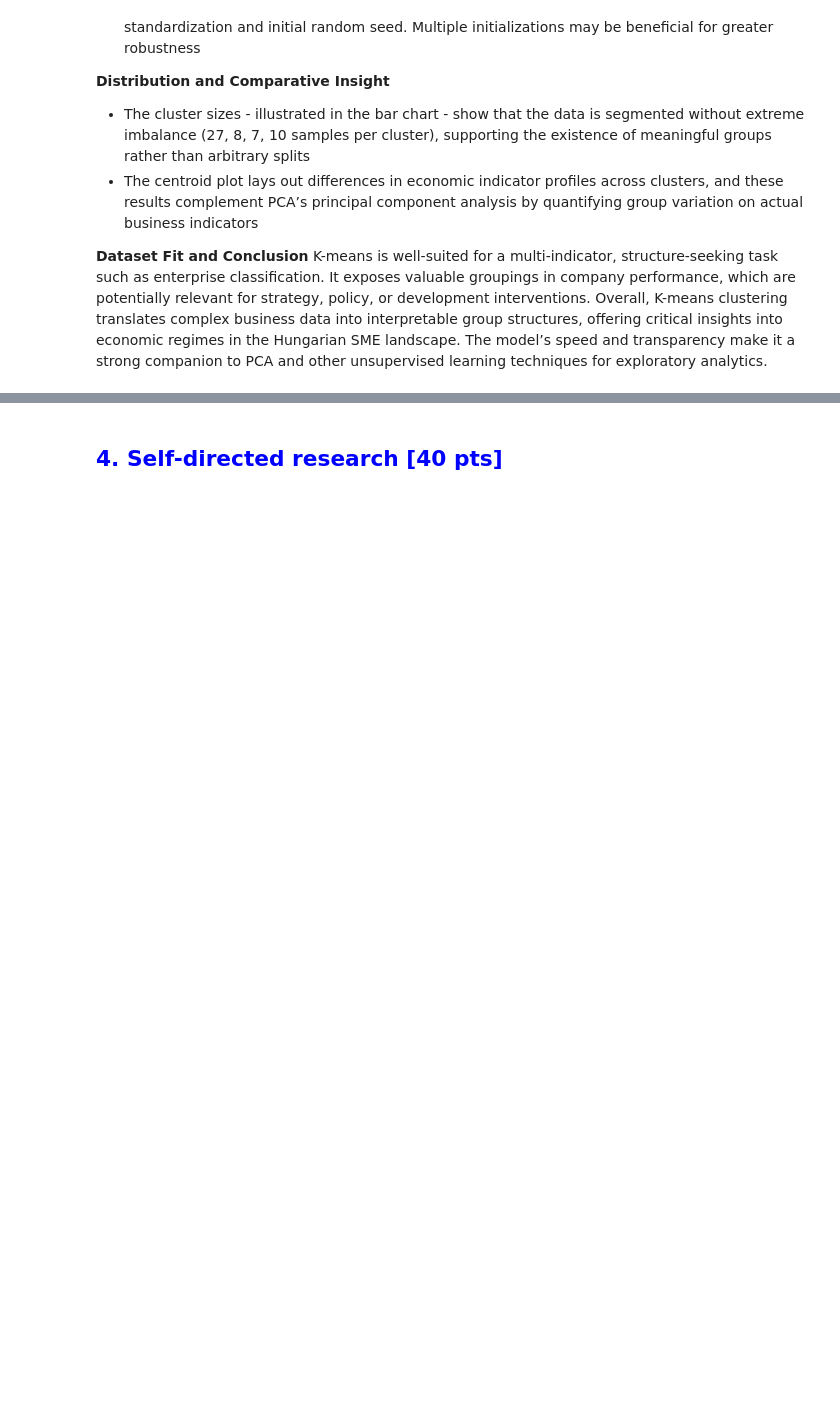
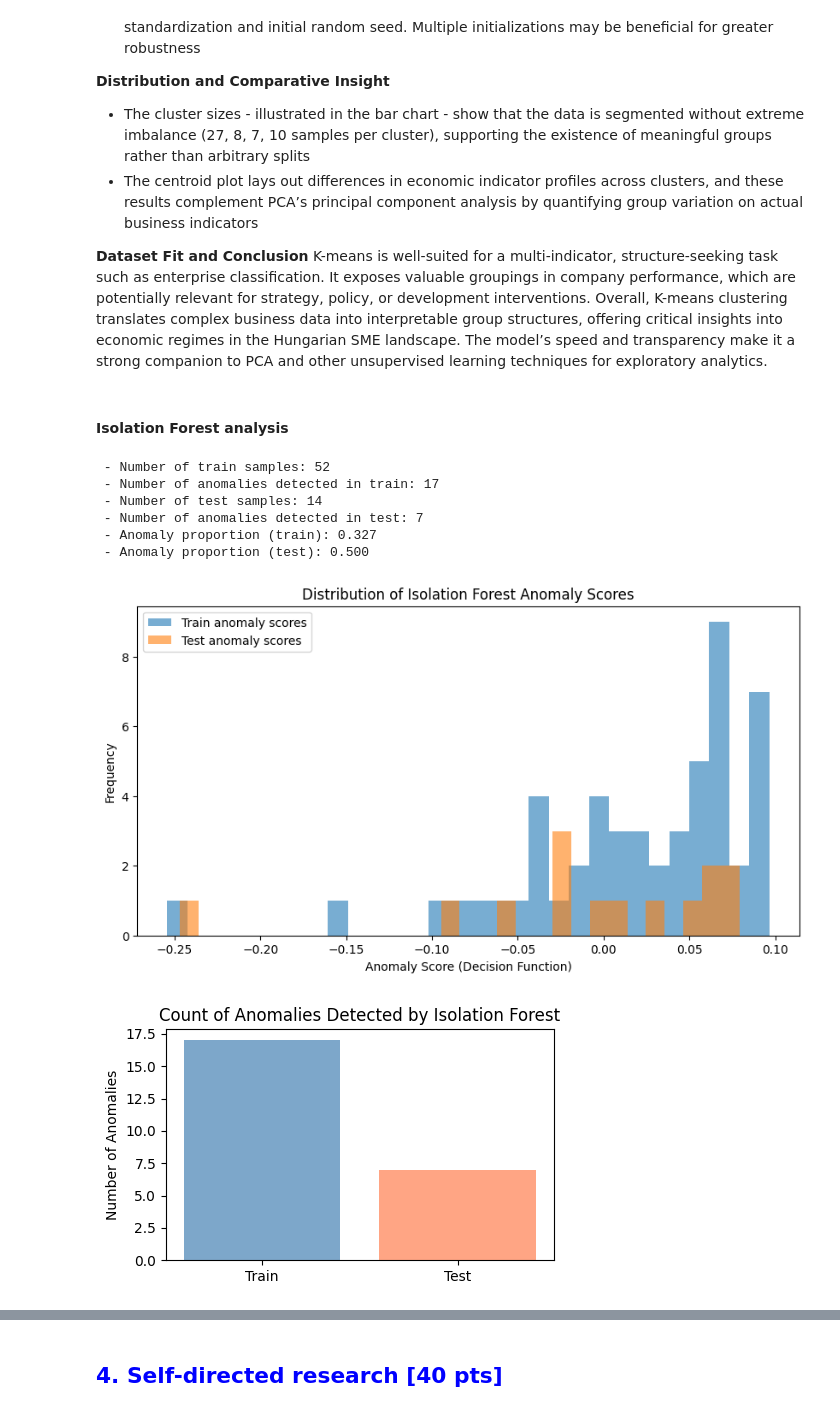
Before and after one commit to TheKusz/ML_DSM040-2025-APR, a Jupyter notebook: CW 2/CW2.ipynb, the cells around one changed output, grey strips where cells are left out. Cells and saved outputs as stored; diff of their text form; code cells hidden in the pictures; blank space fills up the shorter version.

Commit message:
tree analysis done

```diff
--- a/CW 2/CW2.ipynb
+++ b/CW 2/CW2.ipynb
@@ -483,0 +491,12 @@ Train cluster sizes: {np.int32(0): np.int64(27), np.int32(1): np.int64(8), np.in
+# %%
+def describe_iso_forest(iso_forest, train_anomalies = train_anomalies, test_anomalies = test_anomalies):
+    train_anomaly_count = np.sum(train_anomalies == -1)
+    test_anomaly_count = np.sum(test_anomalies == -1)
+
+    # Print results summary
+    print(f" - Number of train samples: {len(train_anomalies)}")
+    print(f" - Number of anomalies detected in train: {train_anomaly_count}")
+    print(f" - Number of test samples: {len(test_anomalies)}")
+    print(f" - Number of anomalies detected in test: {test_anomaly_count}")
+    print(f" - Anomaly proportion (train): {train_anomaly_count/len(train_anomalies):.3f}")
+    print(f" - Anomaly proportion (test): {test_anomaly_count/len(test_anomalies):.3f}")
@@ -625,3 +661,33 @@ Silhouette score: 0.606
 **Dataset Fit and Conclusion**
 K-means is well-suited for a multi-indicator, structure-seeking task such as enterprise classification. It exposes valuable groupings in company performance, which are potentially relevant for strategy, policy, or development interventions.
 Overall, K-means clustering translates complex business data into interpretable group structures, offering critical insights into economic regimes in the Hungarian SME landscape. The model’s speed and transparency make it a strong companion to PCA and other unsupervised learning techniques for exploratory analytics.
+# %% [markdown]
+#### Isolation Forest analysis
+# %%
+def describe_iso_forest_details(iso_forest, train_anomalies = train_anomalies, test_anomalies = test_anomalies):
+    describe_iso_forest(iso_forest)
+
+    # Anomaly scores plot
+    train_scores, test_scores = plot_train_test_anomaly_scores(iso_forest)
+
+    # Bar Plot of Anomaly Counts
+    train_anomaly_count = np.sum(train_anomalies == -1)
+    test_anomaly_count = np.sum(test_anomalies == -1)
+    plt.figure(figsize=(5,3))
+    plt.bar(['Train', 'Test'], [train_anomaly_count, test_anomaly_count], color=['steelblue', 'coral'], alpha=0.7)
+    plt.ylabel('Number of Anomalies')
+    plt.title('Count of Anomalies Detected by Isolation Forest')
+    plt.show()
+
+
+
+describe_iso_forest_details(iso_forest)
+# %% [output]
+ - Number of train samples: 52
+ - Number of anomalies detected in train: 17
+ - Number of test samples: 14
+ - Number of anomalies detected in test: 7
+ - Anomaly proportion (train): 0.327
+ - Anomaly proportion (test): 0.500
+[figure, added]
+[figure, added]
```
Also changed, not shown: parts of 5 cells of this notebook.
